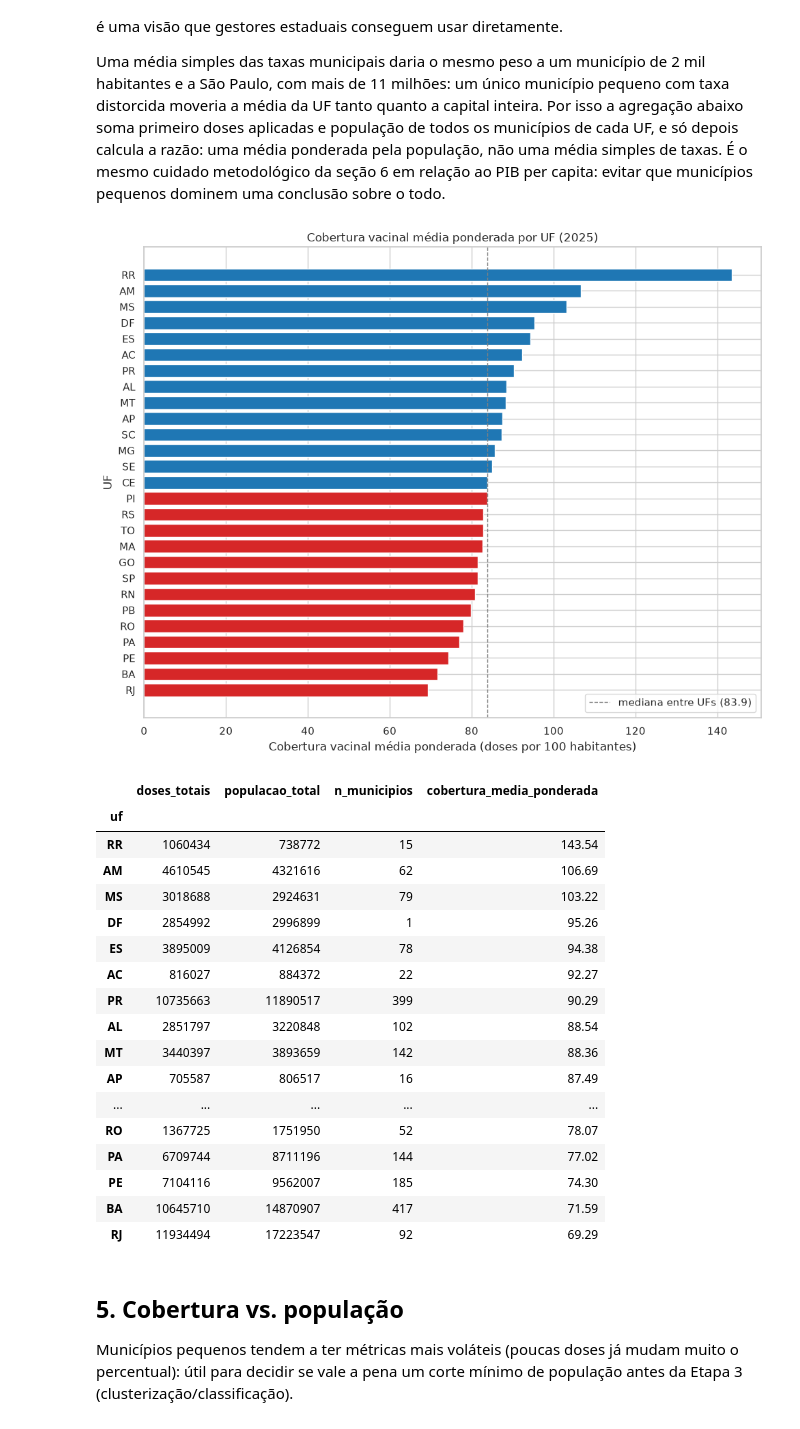
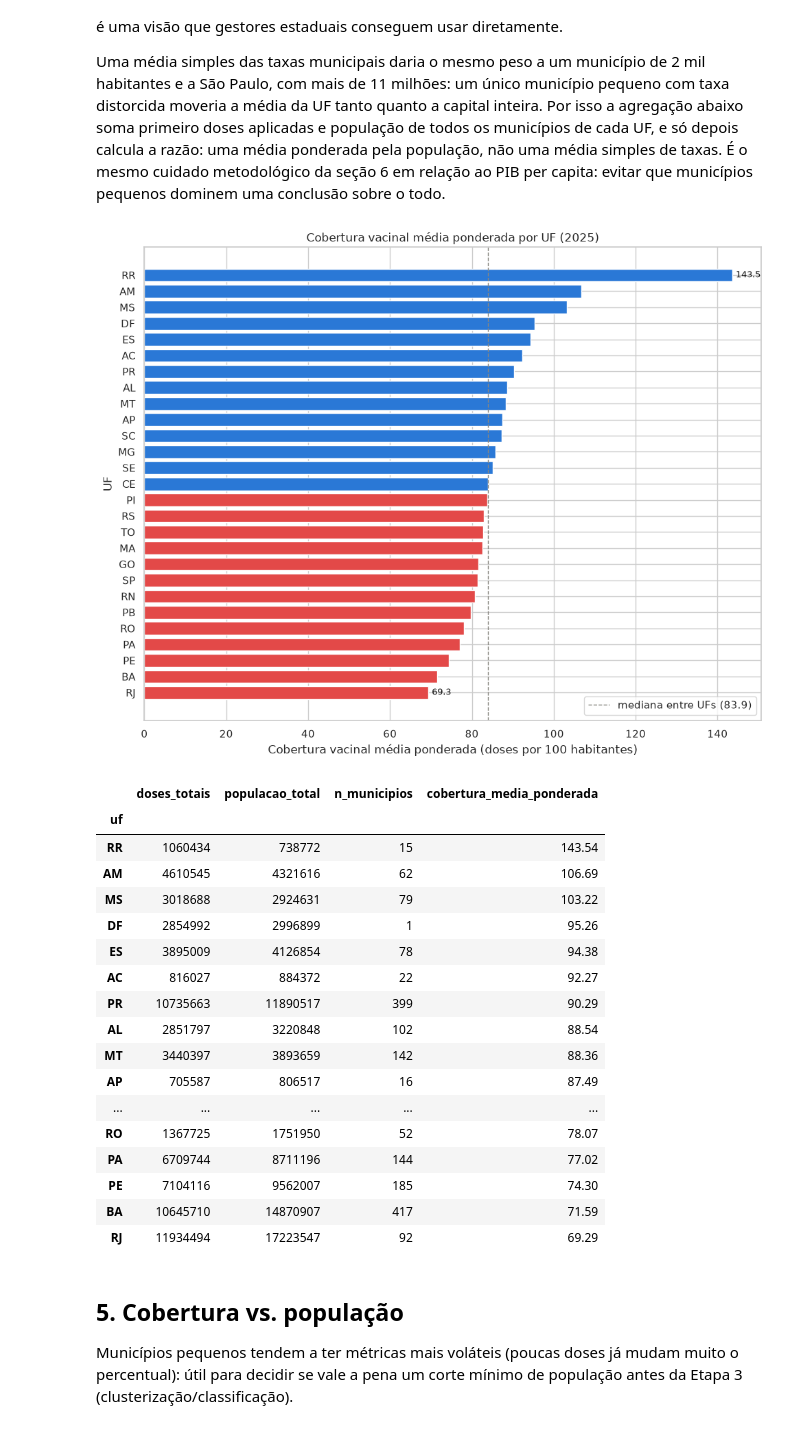
Before and after one commit to leonardohakim/imuniza-data-handson-mackenzie, a Jupyter notebook: notebooks/02_analise_exploratoria.ipynb, the cells around one changed output. Drawn from its saved outputs; the diff is of its cells as text; code cells hidden in the pictures.

```diff
--- a/notebooks/02_analise_exploratoria.ipynb
+++ b/notebooks/02_analise_exploratoria.ipynb
@@ -173,37 +188,46 @@ Uma média simples das taxas municipais daria o mesmo peso a um município de 2
 # %%
 df_uf = df.assign(uf=df["municipio"].str.split(" - ").str[-1])
 
 agregado_uf = df_uf.groupby("uf").agg(
     doses_totais=("doses_aplicadas", "sum"),
     populacao_total=("populacao", "sum"),
     n_municipios=("codigo_municipio", "count"),
 )
 agregado_uf["cobertura_media_ponderada"] = (
     agregado_uf["doses_totais"] / agregado_uf["populacao_total"] * 100
 ).round(2)
 agregado_uf = agregado_uf.sort_values("cobertura_media_ponderada")
 
 mediana_nacional = agregado_uf["cobertura_media_ponderada"].median()
 cores = [
-    "#d62728" if v < mediana_nacional else "#1f77b4"
+    "#e34948" if v < mediana_nacional else "#2a78d6"
     for v in agregado_uf["cobertura_media_ponderada"]
 ]
 
 fig, ax = plt.subplots(figsize=(10, 8))
 ax.barh(agregado_uf.index, agregado_uf["cobertura_media_ponderada"], color=cores)
-ax.axvline(mediana_nacional, color="gray", linestyle="--", linewidth=1,
+ax.axvline(mediana_nacional, color="#898781", linestyle="--", linewidth=1,
            label=f"mediana entre UFs ({mediana_nacional:.1f})")
 ax.set_xlabel("Cobertura vacinal média ponderada (doses por 100 habitantes)")
 ax.set_ylabel("UF")
 ax.set_title("Cobertura vacinal média ponderada por UF (2025)")
 ax.legend()
+
+idx_min = agregado_uf["cobertura_media_ponderada"].idxmin()
+idx_max = agregado_uf["cobertura_media_ponderada"].idxmax()
+for idx in (idx_min, idx_max):
+    valor = agregado_uf.loc[idx, "cobertura_media_ponderada"]
+    posicao_y = list(agregado_uf.index).index(idx)
+    ax.annotate(f"{valor:.1f}", xy=(valor, posicao_y), xytext=(4, 0),
+                textcoords="offset points", va="center", fontsize=9, color="#0b0b0b")
+
 plt.tight_layout()
-plt.savefig("../reports/cobertura_por_uf.png", dpi=120)
+plt.savefig("../reports/cobertura_por_uf.png", dpi=120, bbox_inches="tight")
 plt.show()
 
 agregado_uf.sort_values("cobertura_media_ponderada", ascending=False)
 # %% [output]
-[figure, old version]
+[figure, new version]
 |  | doses_totais | populacao_total | n_municipios | cobertura_media_ponderada |
 | uf |  |  |  |  |
 | RR | 1060434 | 738772 | 15 | 143.54 |
```
Also changed, not shown: parts of 2 cells of this notebook, 7 other files.
